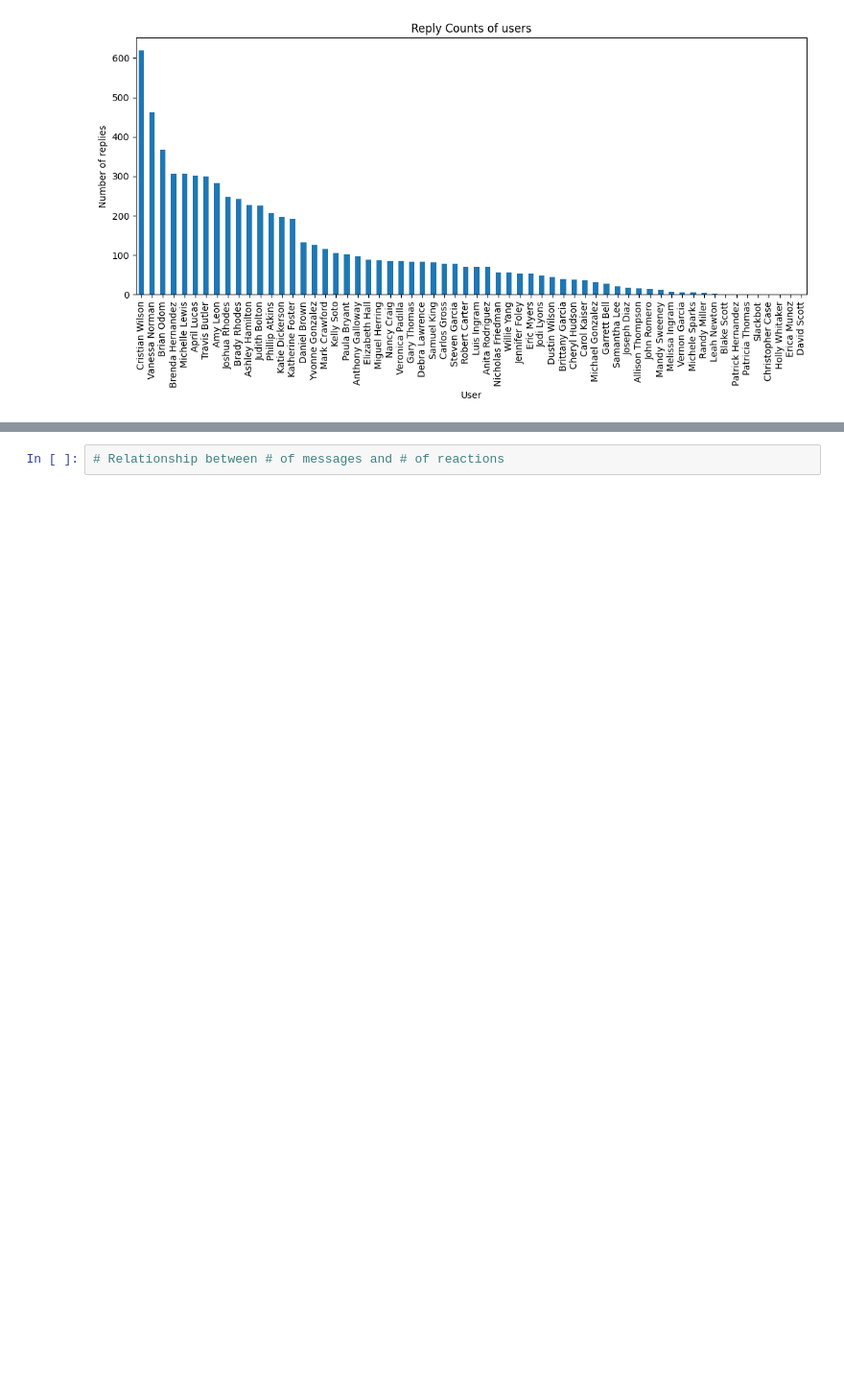
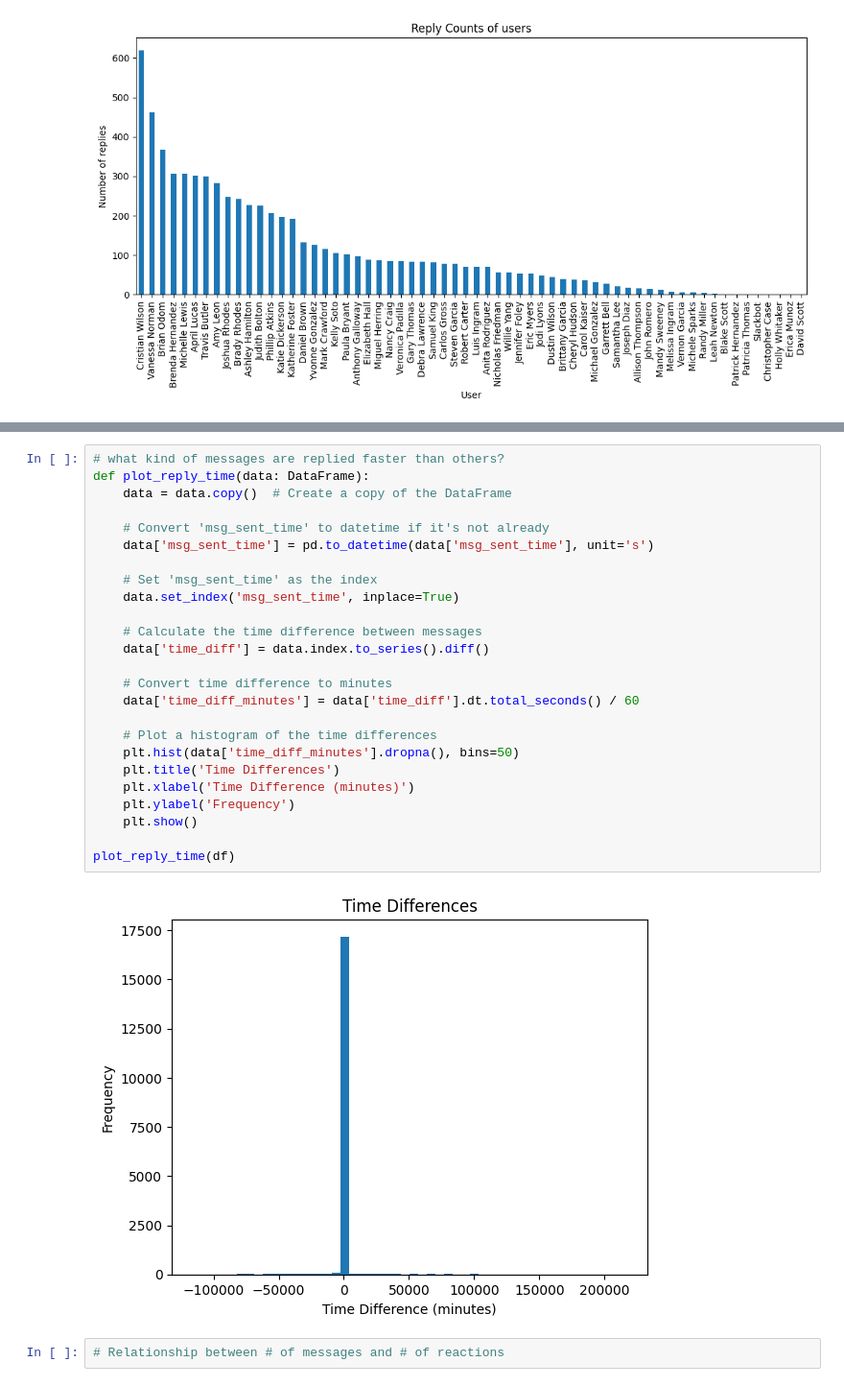
Before and after one commit to MubarekHussen/network_analysis, a Jupyter notebook: notebooks/parse_slack_data.ipynb, the cells around one changed output, grey strips where cells are left out. Shown at 96% size. Saved outputs shown, nothing was run; the diff lists cells and outputs as text; blank space fills up the shorter version.

```diff
--- a/notebooks/parse_slack_data.ipynb
+++ b/notebooks/parse_slack_data.ipynb
@@ -702,3 +833,30 @@ plot_highest_reply_count(df)
+# %%
+# what kind of messages are replied faster than others?
+def plot_reply_time(data: DataFrame):
+    data = data.copy()  # Create a copy of the DataFrame
+
+    # Convert 'msg_sent_time' to datetime if it's not already
+    data['msg_sent_time'] = pd.to_datetime(data['msg_sent_time'], unit='s')
+
+    # Set 'msg_sent_time' as the index
+    data.set_index('msg_sent_time', inplace=True)
+
+    # Calculate the time difference between messages
+    data['time_diff'] = data.index.to_series().diff()
+
+    # Convert time difference to minutes
+    data['time_diff_minutes'] = data['time_diff'].dt.total_seconds() / 60
+
+    # Plot a histogram of the time differences
+    plt.hist(data['time_diff_minutes'].dropna(), bins=50)
+    plt.title('Time Differences')
+    plt.xlabel('Time Difference (minutes)')
+    plt.ylabel('Frequency')
+    plt.show()
+
+plot_reply_time(df)
+# %% [output]
+[figure, added]
 # %%
 # Relationship between # of messages and # of reactions
 # %%
```
Also changed, not shown: parts of 9 cells of this notebook.
